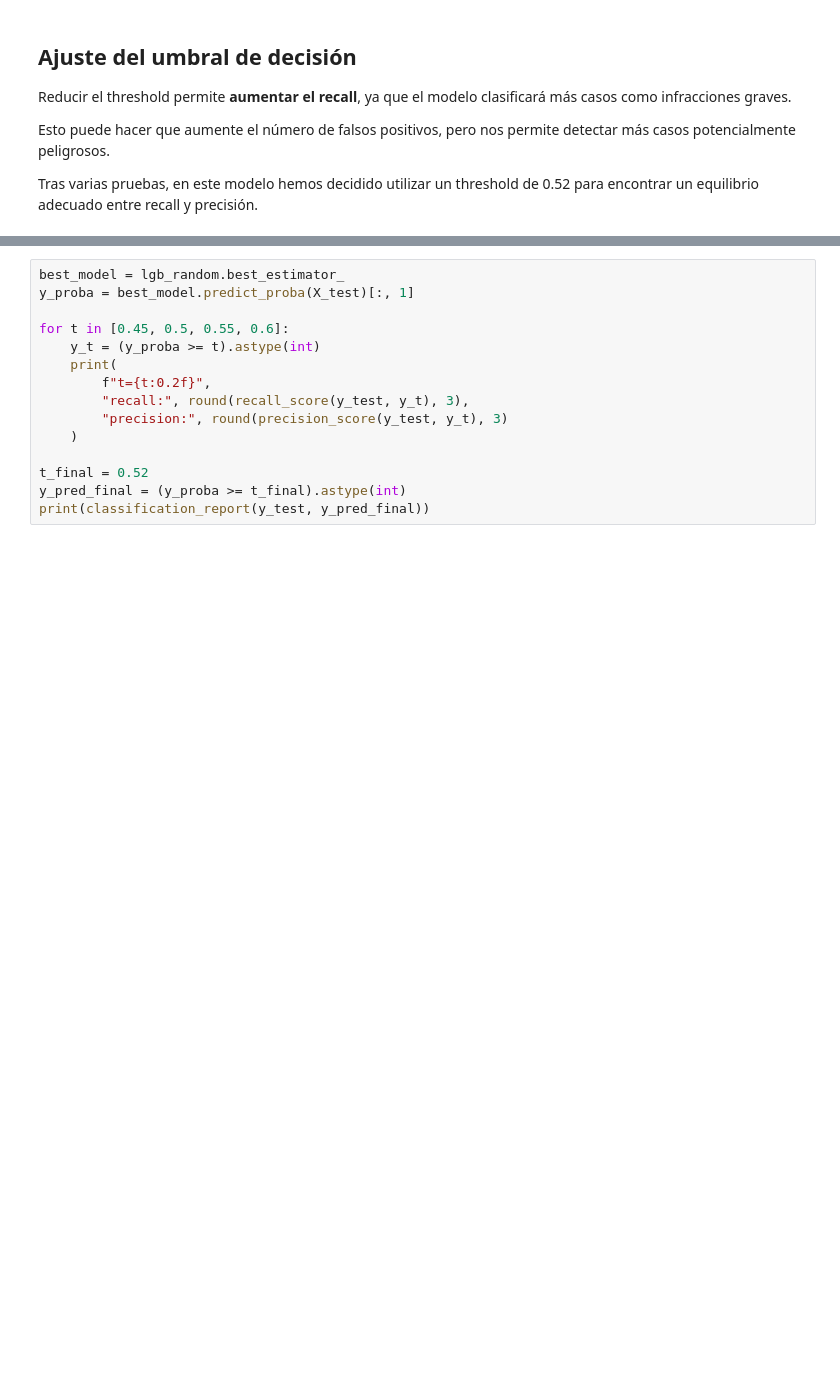
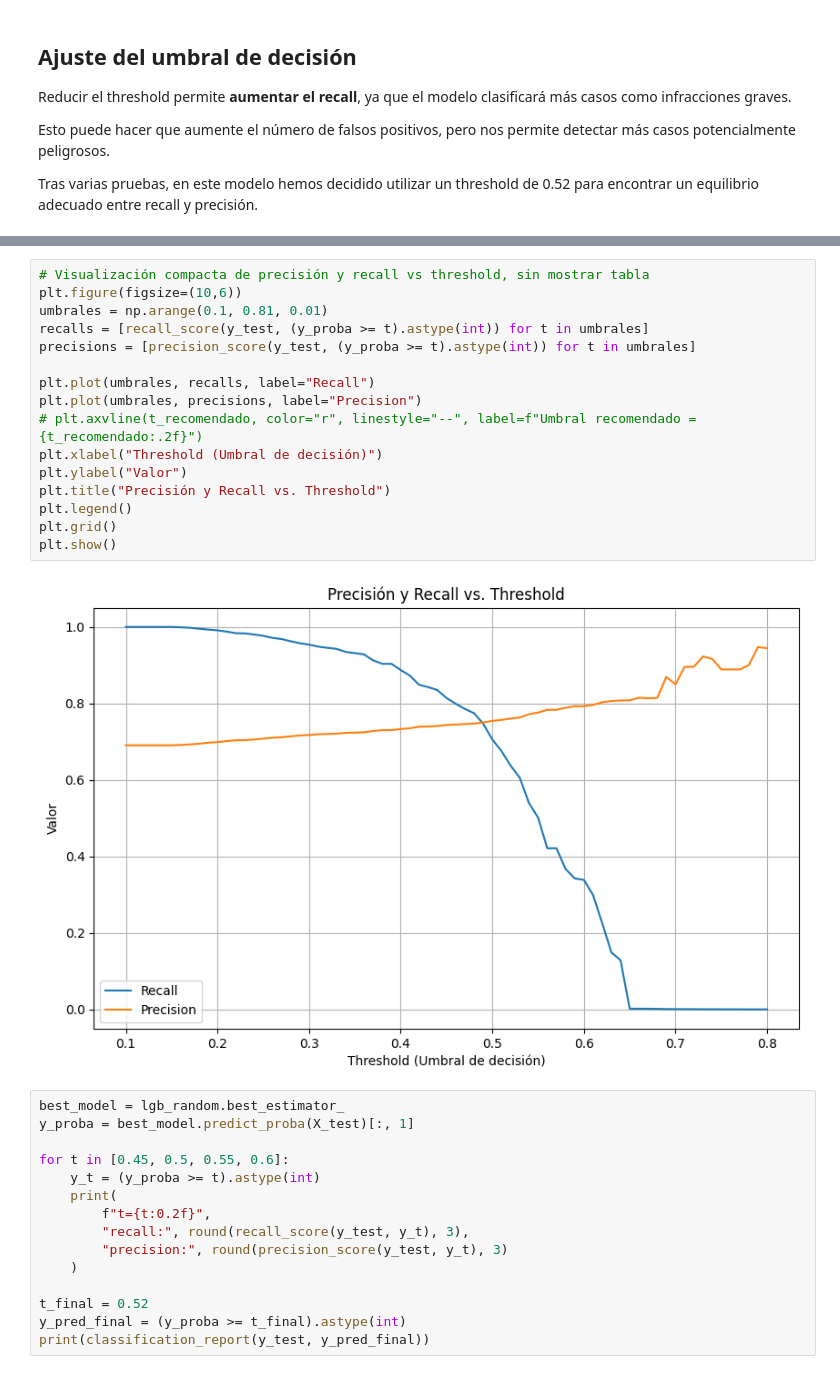
Before and after one commit to LucasBalaguer/ML_Infracciones_de_trafico, a Jupyter notebook: main.ipynb, the cells around one changed output, grey strips where cells are left out. Saved outputs shown, nothing was run; the diff lists cells and outputs as text; blank space fills up the shorter version.

```diff
--- a/main.ipynb
+++ b/main.ipynb
@@ -561,3 +657,21 @@ Tras varias pruebas, en este modelo hemos decidido utilizar un threshold de 0.52
+# %%
+# Visualización compacta de precisión y recall vs threshold, sin mostrar tabla
+plt.figure(figsize=(10,6))
+umbrales = np.arange(0.1, 0.81, 0.01)
+recalls = [recall_score(y_test, (y_proba >= t).astype(int)) for t in umbrales]
+precisions = [precision_score(y_test, (y_proba >= t).astype(int)) for t in umbrales]
+
+plt.plot(umbrales, recalls, label="Recall")
+plt.plot(umbrales, precisions, label="Precision")
+# plt.axvline(t_recomendado, color="r", linestyle="--", label=f"Umbral recomendado = {t_recomendado:.2f}")
+plt.xlabel("Threshold (Umbral de decisión)")
+plt.ylabel("Valor")
+plt.title("Precisión y Recall vs. Threshold")
+plt.legend()
+plt.grid()
+plt.show()
+# %% [output]
+[figure, added]
 # %%
 best_model = lgb_random.best_estimator_
 y_proba = best_model.predict_proba(X_test)[:, 1]
```
Also changed, not shown: parts of 8 cells of this notebook, 1 other file.
